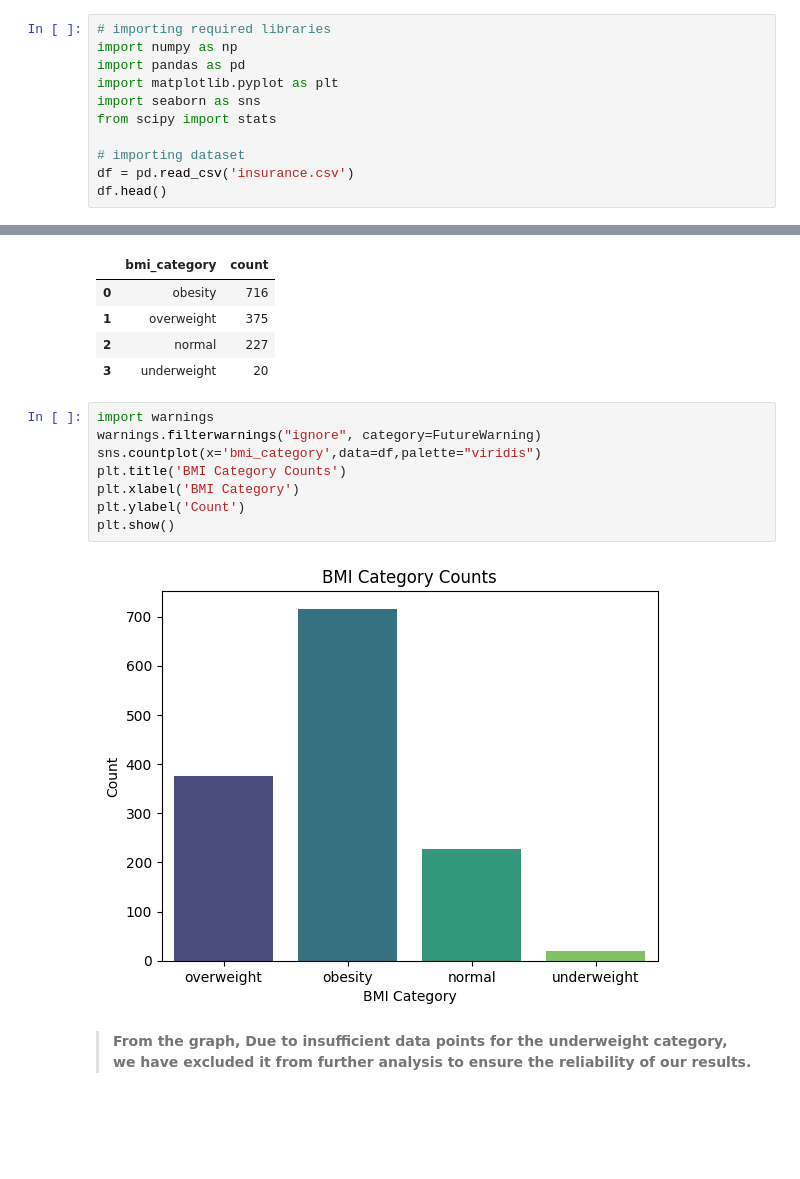
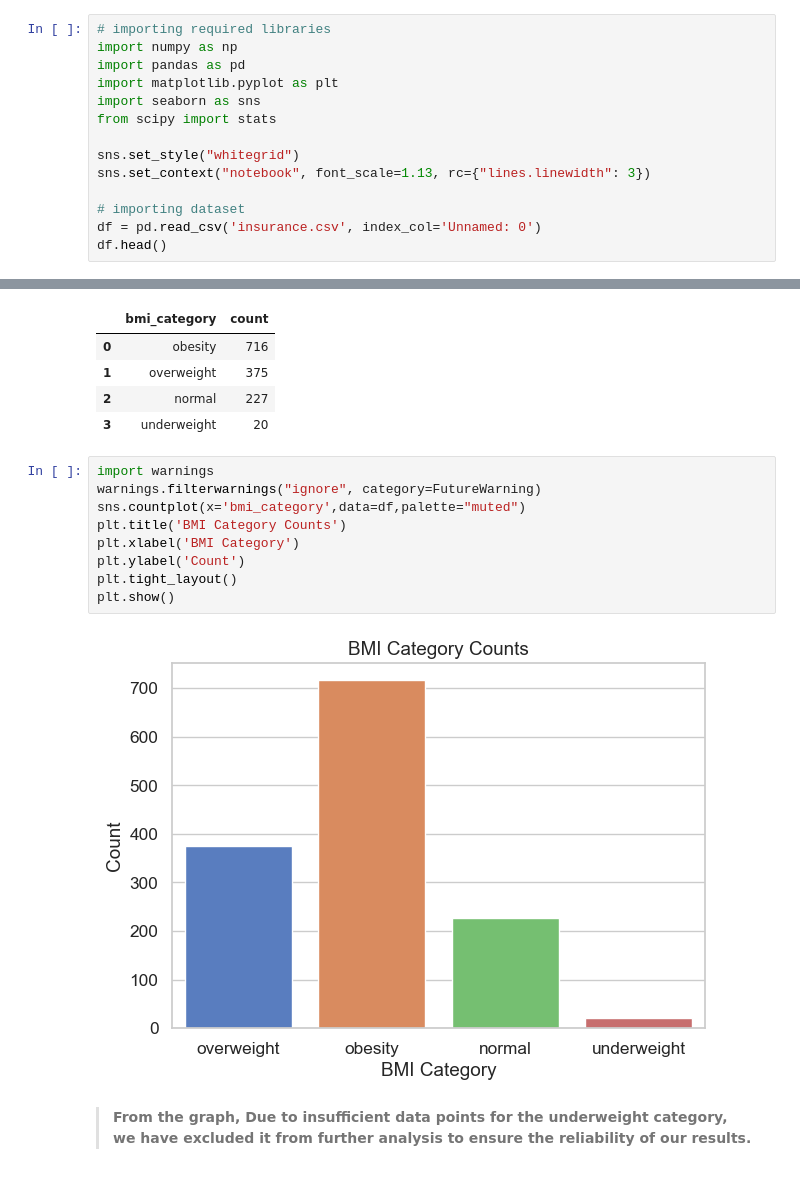
Before and after one commit to PragyanTiwari/Hypothesis-Testing-Medical-Insurance-Data, a Jupyter notebook: 01_Normality_and_T-Test.ipynb, the cells around one changed output, grey strips where cells are left out. Drawn from its saved outputs; the diff is of its cells as text; blank space fills up the shorter version.

```diff
--- a/01_Normality_and_T-Test.ipynb
+++ b/01_Normality_and_T-Test.ipynb
@@ -14,7 +14,10 @@ import matplotlib.pyplot as plt
 import seaborn as sns
 from scipy import stats
 
+sns.set_style("whitegrid")
+sns.set_context("notebook", font_scale=1.13, rc={"lines.linewidth": 3})
+
 # importing dataset
-df = pd.read_csv('insurance.csv')
+df = pd.read_csv('insurance.csv', index_col='Unnamed: 0')
 df.head()
 # %% [output]
@@ -80,13 +83,14 @@ df['bmi_category'].value_counts().to_frame().reset_index()
 # %%
 import warnings
 warnings.filterwarnings("ignore", category=FutureWarning)
-sns.countplot(x='bmi_category',data=df,palette="viridis")
+sns.countplot(x='bmi_category',data=df,palette="muted")
 plt.title('BMI Category Counts')
 plt.xlabel('BMI Category')
 plt.ylabel('Count')
+plt.tight_layout()
 plt.show()
 # %% [output]
-[figure, old version]
+[figure, new version]
 # %% [markdown]
 > **From the graph, Due to insufficient data points for the underweight category, we have excluded it from further analysis to ensure the reliability of our results.**
 # %%
```
Also changed, not shown: parts of 14 cells of this notebook, 2 other files.
